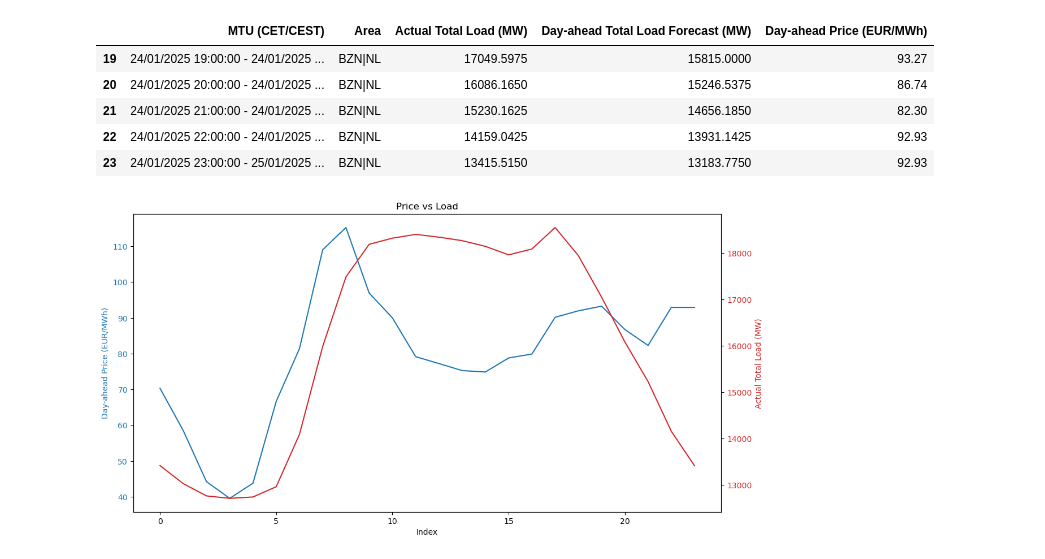
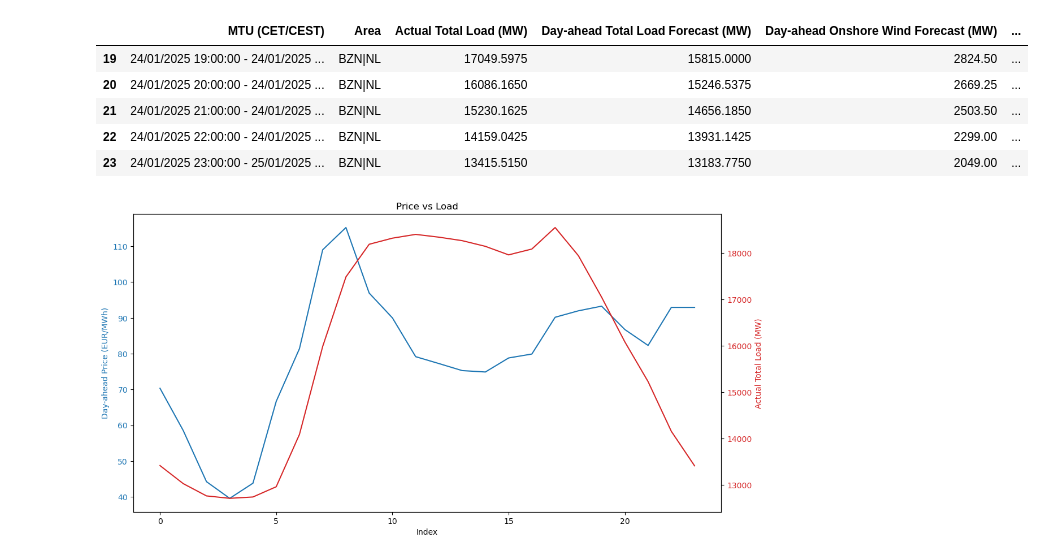
Before and after one commit to nickleu/EnergyMarket_NL, a Jupyter notebook: Notebooks/01_data_exploration.ipynb, the cells around one changed output. Cells and saved outputs as stored; diff of their text form; code cells hidden in the pictures.

Commit message:
Generation data actual and forecast Wind & Solar

```diff
--- a/Notebooks/01_data_exploration.ipynb
+++ b/Notebooks/01_data_exploration.ipynb
@@ -11,39 +21,111 @@ from Source.load_data import load_day_ahead_test
 
 energy_prices_test = load_day_ahead_test()
 
 #Load load data test
 from Source.load_data import load_load_test
 
 load_test = load_load_test()
 
 df_avg_actual = (
     load_test
     .groupby(load_test.index // 4)["Actual Total Load (MW)"]
     .mean()
     .reset_index(drop=True)
 )
 
 df_avg_forecast = (
     load_test
     .groupby(load_test.index // 4)["Day-ahead Total Load Forecast (MW)"]
     .mean()
     .reset_index(drop=True)
 )
 
+#Load generation data test
+from Source.load_data import load_offshore_wind_test
+from Source.load_data import load_offshore_wind_test
+from Source.load_data import load_solar_test
+
+onshore_test = load_onshore_wind_test()
+offshore_test = load_offshore_wind_test()
+solar_test = load_solar_test()
+
+df_onshore_test_actual = (
+    onshore_test
+    .groupby(onshore_test.index // 4)["Actual (MW)"]
+    .mean()
+    .reset_index(drop=True)
+)
+
+df_onshore_test_forecast = (
+    onshore_test
+    .groupby(onshore_test.index // 4)["Day-ahead (MW)"]
+    .mean()
+    .reset_index(drop=True)
+)
+
+df_onshore_test_actual = (
+    onshore_test
+    .groupby(onshore_test.index // 4)["Actual (MW)"]
+    .mean()
+    .reset_index(drop=True)
+)
+
+df_onshore_test_forecast = (
+    onshore_test
+    .groupby(onshore_test.index // 4)["Day-ahead (MW)"]
+    .mean()
+    .reset_index(drop=True)
+)
+
+df_offshore_test_actual = (
+    offshore_test
+    .groupby(offshore_test.index // 4)["Actual (MW)"]
+    .mean()
+    .reset_index(drop=True)
+)
+
+df_offshore_test_forecast = (
+    offshore_test
+    .groupby(offshore_test.index // 4)["Day-ahead (MW)"]
+    .mean()
+    .reset_index(drop=True)
+)
+
+df_solar_test_actual = (
+    solar_test
+    .groupby(solar_test.index // 4)["Actual (MW)"]
+    .mean()
+    .reset_index(drop=True)
+)
+
+df_solar_test_forecast = (
+    solar_test
+    .groupby(solar_test.index // 4)["Day-ahead (MW)"]
+    .mean()
+    .reset_index(drop=True)
+)
 
 energy_prices_test.insert(3,'Actual Total Load (MW)',df_avg_actual)
 energy_prices_test.insert(4,'Day-ahead Total Load Forecast (MW)',df_avg_forecast)
+energy_prices_test.insert(5,'Day-ahead Onshore Wind Actual (MW)',df_onshore_test_actual)
+energy_prices_test.insert(6,'Day-ahead Offshore Wind Actual (MW)',df_offshore_test_actual)
+energy_prices_test.insert(7,'Day-ahead Solar Actual (MW)',df_solar_test_actual)
+energy_prices_test.insert(8,'Day-ahead Onshore Wind Forecast (MW)',df_onshore_test_forecast)
+energy_prices_test.insert(9,'Day-ahead Offshore Wind Forecast (MW)',df_offshore_test_forecast)
+energy_prices_test.insert(10,'Day-ahead Solar Forecast (MW)',df_solar_test_forecast)
+
+
 
 df_market_focus = energy_prices_test.drop(columns=["Sequence","Intraday Period (CET/CEST)","Intraday Price (EUR/MWh)"])
 
 df_market_focus.tail()
 # %% [output]
-|  | MTU (CET/CEST) | Area | Actual Total Load (MW) | Day-ahead Total Load Forecast (MW) | Day-ahead Price (EUR/MWh) |
-| 19 | 24/01/2025 19:00:00 - 24/01/2025 ... | BZN|NL | 17049.5975 | 15815.0000 | 93.27 |
-| 20 | 24/01/2025 20:00:00 - 24/01/2025 ... | BZN|NL | 16086.1650 | 15246.5375 | 86.74 |
-| 21 | 24/01/2025 21:00:00 - 24/01/2025 ... | BZN|NL | 15230.1625 | 14656.1850 | 82.30 |
-| 22 | 24/01/2025 22:00:00 - 24/01/2025 ... | BZN|NL | 14159.0425 | 13931.1425 | 92.93 |
-| 23 | 24/01/2025 23:00:00 - 25/01/2025 ... | BZN|NL | 13415.5150 | 13183.7750 | 92.93 |
+|  | MTU (CET/CEST) | Area | Actual Total Load (MW) | Day-ahead Total Load Forecast (MW) | Day-ahead Onshore Wind Forecast (MW) | ... |
+| 19 | 24/01/2025 19:00:00 - 24/01/2025 ... | BZN|NL | 17049.5975 | 15815.0000 | 2824.50 | ... |
+| 20 | 24/01/2025 20:00:00 - 24/01/2025 ... | BZN|NL | 16086.1650 | 15246.5375 | 2669.25 | ... |
+| 21 | 24/01/2025 21:00:00 - 24/01/2025 ... | BZN|NL | 15230.1625 | 14656.1850 | 2503.50 | ... |
+| 22 | 24/01/2025 22:00:00 - 24/01/2025 ... | BZN|NL | 14159.0425 | 13931.1425 | 2299.00 | ... |
+| 23 | 24/01/2025 23:00:00 - 25/01/2025 ... | BZN|NL | 13415.5150 | 13183.7750 | 2049.00 | ... |
 # %%
 fig, ax1 = plt.subplots(figsize=(12,6))
 
```
Also changed, not shown: parts of 1 cell of this notebook, 4 other files.
